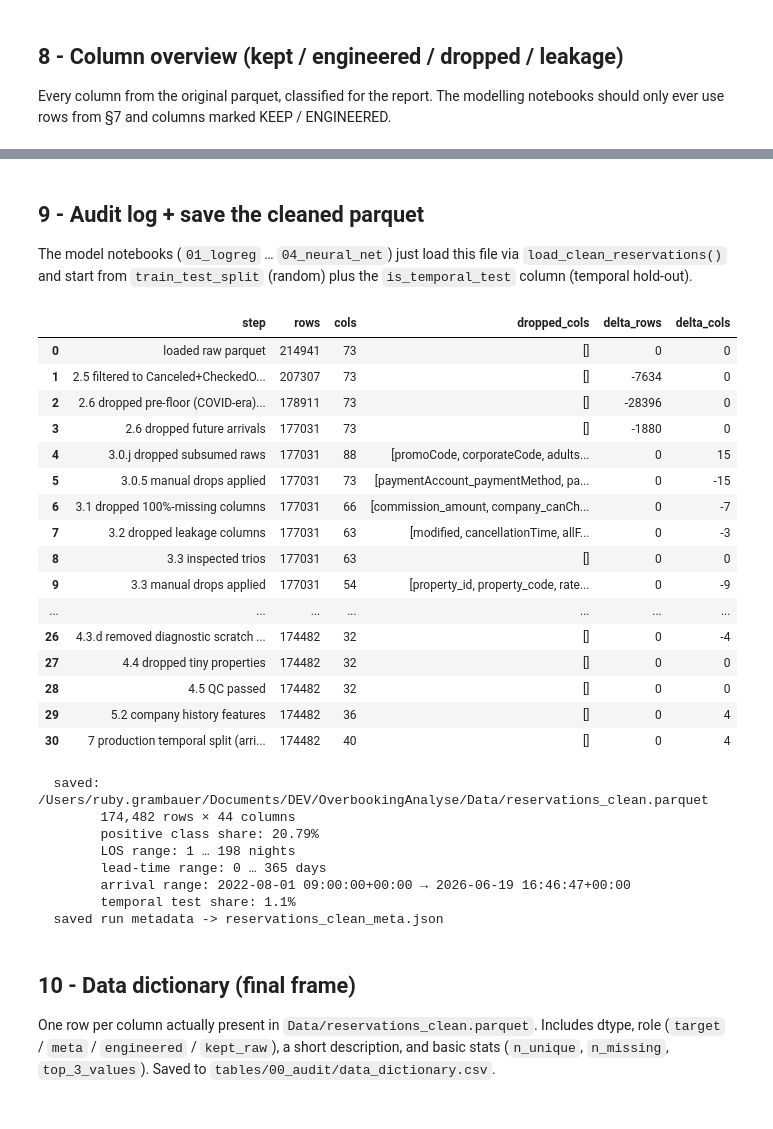
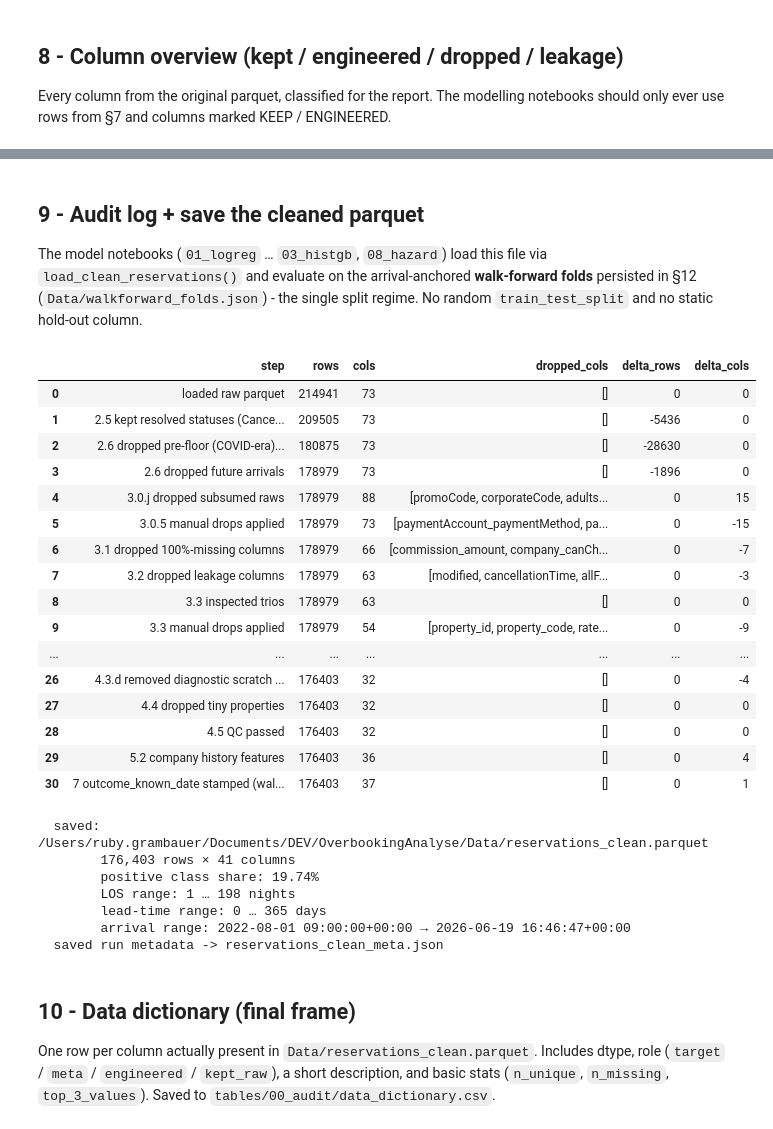
Before and after one commit to StayeryHQ/overbookinganalyses, a Jupyter notebook: notebooks/00_data_audit.ipynb, the cells around one changed output, grey strips where cells are left out. Cells and saved outputs as stored; diff of their text form; code cells hidden in the pictures.

```diff
--- a/notebooks/00_data_audit.ipynb
+++ b/notebooks/00_data_audit.ipynb
@@ -260,21 +267,23 @@ print(f" As long as mild imbalance is present (>20% in minority class), no resam
 Filtering target categories and booking after arrival cutoff. These filters are put in place to simplify column audit.
 The row-level cleaning in §4 picks up again on a more granular level (duplicates, lead-time fix, outliers, tiny props, final QC).
 # %%
-TARGET_STATUSES = {"Canceled", "CheckedOut", "InHouse"}
+# Keep every RESOLVED booking; the label (cancel-before-arrival) is set in §4.5.
+# No-shows and on/after-arrival cancels are NEGATIVES -> kept here (a no-show did
+# not cancel a future night). Only 'Confirmed' (still open, no outcome) is dropped.
+TARGET_STATUSES = {"Canceled", "CheckedOut", "InHouse", "NoShow"}
 before_status = df["status"].value_counts(dropna=False).to_dict()
 
 n_before = len(df)
 df = df[df["status"].isin(TARGET_STATUSES)].copy()
 n_dropped = n_before - len(df)
-print(f"  dropped {n_dropped:,} rows in non-target statuses:")
+print(f"  dropped {n_dropped:,} rows in non-resolved statuses (no outcome yet):")
 for s, c in before_status.items():
     if s not in TARGET_STATUSES:
         print(f"    - {s}: {c:,}")
-print(f"\n  positive-class share (Canceled / total): "
-      f"{(df['status'] == 'Canceled').mean():.2%}")
-print(f"  Canceled / CheckedOut / InHouse: "
+print(f"\n  kept Canceled / CheckedOut / InHouse / NoShow: "
       f"{(df['status']=='Canceled').sum():,} / "
       f"{(df['status']=='CheckedOut').sum():,} / "
-      f"{(df['status']=='InHouse').sum():,}")
-prev = snap("2.5 filtered to Canceled+CheckedOut+InHouse", df, prev=prev)
+      f"{(df['status']=='InHouse').sum():,} / "
+      f"{(df['status']=='NoShow').sum():,}")
+prev = snap("2.5 kept resolved statuses (Canceled+CheckedOut+InHouse+NoShow)", df, prev=prev)
 # %% [output]
@@ -1846,7 +1853,7 @@ Sanity-check the cleaned frame. These assertions MUST pass for the modelling not
 # %%
 qc_failures = []
 
-TARGET_STATUSES = {"Canceled", "CheckedOut", "InHouse"}
+TARGET_STATUSES = {"Canceled", "CheckedOut", "InHouse", "NoShow"}
 bad_status = df[~df["status"].isin(TARGET_STATUSES)]
 if len(bad_status):
     qc_failures.append(f"{len(bad_status)} rows in non-target status")
@@ -1878,11 +1885,16 @@ if qc_failures:
 print(f"  all QC checks passed. final: {len(df):,} rows x {df.shape[1]} cols")
 prev = snap("4.5 QC passed", df, prev=prev)
 
-# --- Binary target encoding (Canceled=1, CheckedOut/InHouse=0) ---------
-STATUS_MAP = {"Canceled": 1, "CheckedOut": 0, "InHouse": 0}
-unmapped = set(df["status"].unique()) - set(STATUS_MAP)
-assert not unmapped, f"unmapped statuses present: {unmapped}"
-df["status"] = df["status"].map(STATUS_MAP).astype("int8")
-print(f"  status encoded as int8 (1=Canceled, 0=CheckedOut/InHouse). "
-      f"positive share: {df['status'].mean():.2%}")
+# --- Binary target encoding: 1 = cancel BEFORE arrival ---------------------
+# Positive = Canceled AND logged while the stay was still upcoming
+# (cancel_days_before_arrival > 0, from §3.2). CheckedOut, InHouse, NoShow and
+# on/after-arrival cancels are negatives (no future night freed). This MATCHES
+# the hazard model's event definition (08) -> static and survival share one estimand.
+cdba = pd.to_numeric(df["cancel_days_before_arrival"], errors="coerce")
+is_pre_arrival_cancel = df["status"].eq("Canceled") & cdba.gt(0)
+n_noshow = int(df["status"].eq("NoShow").sum())
+n_post   = int((df["status"].eq("Canceled") & ~cdba.gt(0)).sum())
+df["status"] = is_pre_arrival_cancel.astype("int8")
+print(f"  status encoded int8 (1 = cancel-before-arrival). positive share: {df['status'].mean():.2%}")
+print(f"  negatives include {n_noshow:,} no-shows and {n_post:,} on/after-arrival cancels.")
 # %% [output]
@@ -2169,9 +2126,10 @@ print(f"  dropped columns     : {(overview_df['decision'].isin(['DROPPED', 'ENGI
 # %% [markdown]
 ## 9 - Audit log + save the cleaned parquet
 
-The model notebooks (`01_logreg` … `04_neural_net`) just load this file via
-`load_clean_reservations()` and start from `train_test_split` (random) plus
-the `is_temporal_test` column (temporal hold-out).
+The model notebooks (`01_logreg` … `03_histgb`, `08_hazard`) load this file via
+`load_clean_reservations()` and evaluate on the arrival-anchored **walk-forward
+folds** persisted in §12 (`Data/walkforward_folds.json`) - the single split
+regime. No random `train_test_split` and no static hold-out column.
 # %%
 log_df = pd.DataFrame(audit_log)
 log_df["delta_rows"] = log_df["rows"].diff().fillna(0).astype(int)
@@ -2180,58 +2138,54 @@ display(log_df)
 log_df.to_csv(TBL_DIR / "audit_log.csv", index=False)
 
 CLEAN_PATH = data_dir() / "reservations_clean.parquet"
 df.to_parquet(CLEAN_PATH, index=False)
 print(f"\n  saved: {CLEAN_PATH}")
 print(f"        {len(df):,} rows × {df.shape[1]} columns")
 print(f"        positive class share: {(df['status'] == 1).mean():.2%}")
 print(f"        LOS range: {df['los_nights'].min():.0f} … {df['los_nights'].max():.0f} nights")
 print(f"        lead-time range: {df['lead_time_days'].min():.0f} … {df['lead_time_days'].max():.0f} days")
 print(f"        arrival range: {df['arrival'].min()} → {df['arrival'].max()}")
-print(f"        temporal test share: {df['is_temporal_test'].mean():.1%}")
 
 # Stamp run metadata so the (run-date-dependent) clean dataset is reproducible.
 META_PATH = data_dir() / "reservations_clean_meta.json"
 clean_meta = {
     "run_timestamp_utc":   str(RUN_TIMESTAMP),
     "arrival_floor":       str(ARRIVAL_FLOOR.date()),
     "arrival_cutoff":      str(ARRIVAL_CUTOFF.date()),
     "grace_days":          GRACE_DAYS,
     "n_rows":              int(len(df)),
     "n_cols":              int(df.shape[1]),
     "positive_share":      float((df["status"] == 1).mean()),
-    "temporal_test_share": float(df["is_temporal_test"].mean()),
-    "temporal_val_share":  float(df["is_temporal_val"].mean()),
     "arrival_min":         str(df["arrival"].min()),
     "arrival_max":         str(df["arrival"].max()),
 }
 with open(META_PATH, "w") as fh:
     json.dump(clean_meta, fh, indent=2)
 print(f"  saved run metadata -> {META_PATH.name}")
 # %% [output]
 |  | step | rows | cols | dropped_cols | delta_rows | delta_cols |
 | 0 | loaded raw parquet | 214941 | 73 | [] | 0 | 0 |
-| 1 | 2.5 filtered to Canceled+CheckedO... | 207307 | 73 | [] | -7634 | 0 |
-| 2 | 2.6 dropped pre-floor (COVID-era)... | 178911 | 73 | [] | -28396 | 0 |
-| 3 | 2.6 dropped future arrivals | 177031 | 73 | [] | -1880 | 0 |
-| 4 | 3.0.j dropped subsumed raws | 177031 | 88 | [promoCode, corporateCode, adults... | 0 | 15 |
-| 5 | 3.0.5 manual drops applied | 177031 | 73 | [paymentAccount_paymentMethod, pa... | 0 | -15 |
-| 6 | 3.1 dropped 100%-missing columns | 177031 | 66 | [commission_amount, company_canCh... | 0 | -7 |
-| 7 | 3.2 dropped leakage columns | 177031 | 63 | [modified, cancellationTime, allF... | 0 | -3 |
-| 8 | 3.3 inspected trios | 177031 | 63 | [] | 0 | 0 |
-| 9 | 3.3 manual drops applied | 177031 | 54 | [property_id, property_code, rate... | 0 | -9 |
+| 1 | 2.5 kept resolved statuses (Cance... | 209505 | 73 | [] | -5436 | 0 |
+| 2 | 2.6 dropped pre-floor (COVID-era)... | 180875 | 73 | [] | -28630 | 0 |
+| 3 | 2.6 dropped future arrivals | 178979 | 73 | [] | -1896 | 0 |
+| 4 | 3.0.j dropped subsumed raws | 178979 | 88 | [promoCode, corporateCode, adults... | 0 | 15 |
+| 5 | 3.0.5 manual drops applied | 178979 | 73 | [paymentAccount_paymentMethod, pa... | 0 | -15 |
+| 6 | 3.1 dropped 100%-missing columns | 178979 | 66 | [commission_amount, company_canCh... | 0 | -7 |
+| 7 | 3.2 dropped leakage columns | 178979 | 63 | [modified, cancellationTime, allF... | 0 | -3 |
+| 8 | 3.3 inspected trios | 178979 | 63 | [] | 0 | 0 |
+| 9 | 3.3 manual drops applied | 178979 | 54 | [property_id, property_code, rate... | 0 | -9 |
 | ... | ... | ... | ... | ... | ... | ... |
-| 26 | 4.3.d removed diagnostic scratch ... | 174482 | 32 | [] | 0 | -4 |
-| 27 | 4.4 dropped tiny properties | 174482 | 32 | [] | 0 | 0 |
-| 28 | 4.5 QC passed | 174482 | 32 | [] | 0 | 0 |
-| 29 | 5.2 company history features | 174482 | 36 | [] | 0 | 4 |
-| 30 | 7 production temporal split (arri... | 174482 | 40 | [] | 0 | 4 |
+| 26 | 4.3.d removed diagnostic scratch ... | 176403 | 32 | [] | 0 | -4 |
+| 27 | 4.4 dropped tiny properties | 176403 | 32 | [] | 0 | 0 |
+| 28 | 4.5 QC passed | 176403 | 32 | [] | 0 | 0 |
+| 29 | 5.2 company history features | 176403 | 36 | [] | 0 | 4 |
+| 30 | 7 outcome_known_date stamped (wal... | 176403 | 37 | [] | 0 | 1 |
   saved: /Users/ruby.grambauer/Documents/DEV/OverbookingAnalyse/Data/reservations_clean.parquet
-        174,482 rows × 44 columns
-        positive class share: 20.79%
+        176,403 rows × 41 columns
+        positive class share: 19.74%
         LOS range: 1 … 198 nights
         lead-time range: 0 … 365 days
         arrival range: 2022-08-01 09:00:00+00:00 → 2026-06-19 16:46:47+00:00
-        temporal test share: 1.1%
   saved run metadata -> reservations_clean_meta.json
 # %% [markdown]
 ## 10 - Data dictionary (final frame)
```
Also changed, not shown: parts of 58 cells of this notebook, 1 other file.
